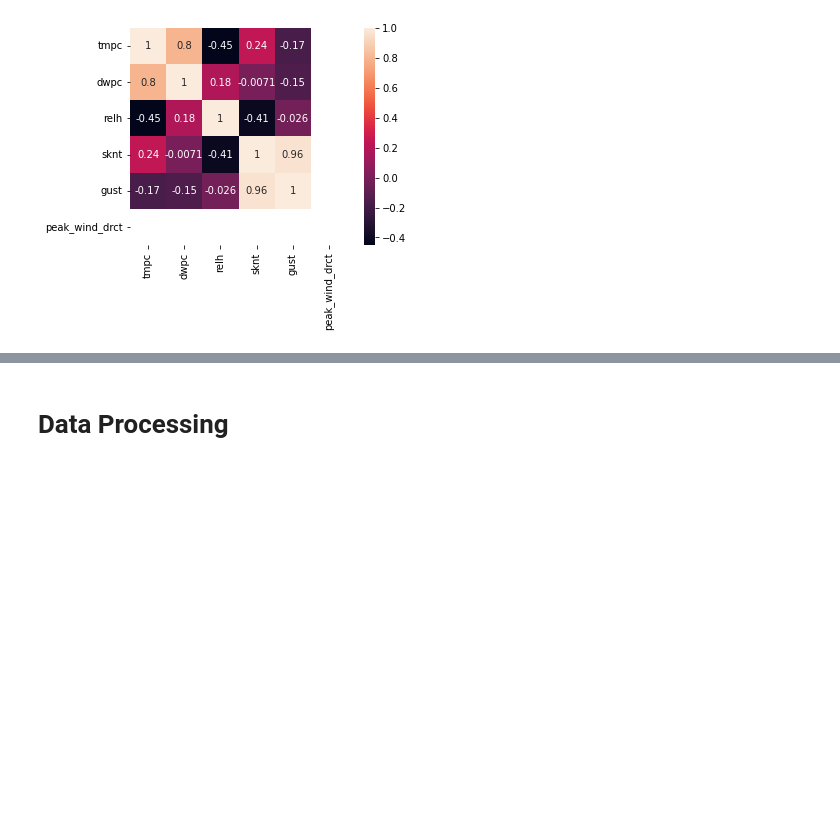
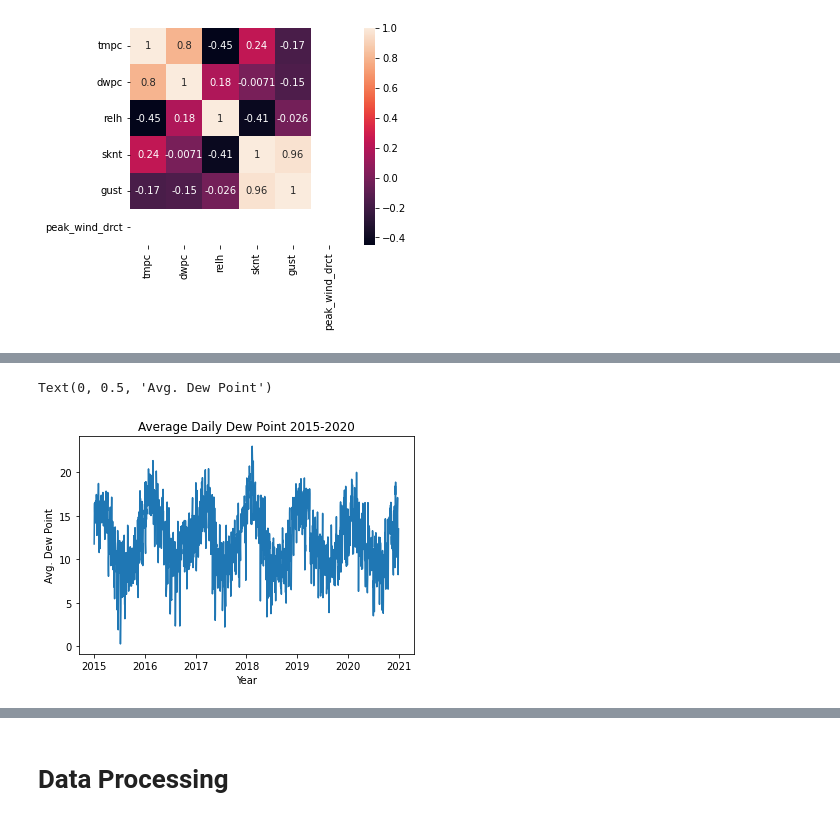
Before and after one commit to lilbingbo/2022-Phase-2, a Jupyter notebook: 3. Data Science/submission.ipynb, the cells around one changed output, grey strips where cells are left out. Saved outputs shown, nothing was run; the diff lists cells and outputs as text; code cells hidden in the pictures; blank space fills up the shorter version.

```diff
--- a/3. Data Science/submission.ipynb
+++ b/3. Data Science/submission.ipynb
@@ -81,0 +134,15 @@ Average Yearly Temperature Graphed Over Time:
+# %%
+# group dataset by year, then calculate avg dwpc for the year
+
+avg_dwpc = dataset.groupby(['date'])['dwpc'].mean().reset_index(name='dwpc')
+
+
+
+# plot graph over time
+daily_dwpc = sns.lineplot(x = 'date', y = 'dwpc',data = avg_dwpc)
+daily_dwpc.set_title("Average Daily Dew Point 2015-2020")
+daily_dwpc.set_xlabel("Year")
+daily_dwpc.set_ylabel("Avg. Dew Point")
+# %% [output]
+Text(0, 0.5, 'Avg. Dew Point')
+[figure, added]
```
Also changed, not shown: parts of 30 cells of this notebook, 2 other files.
